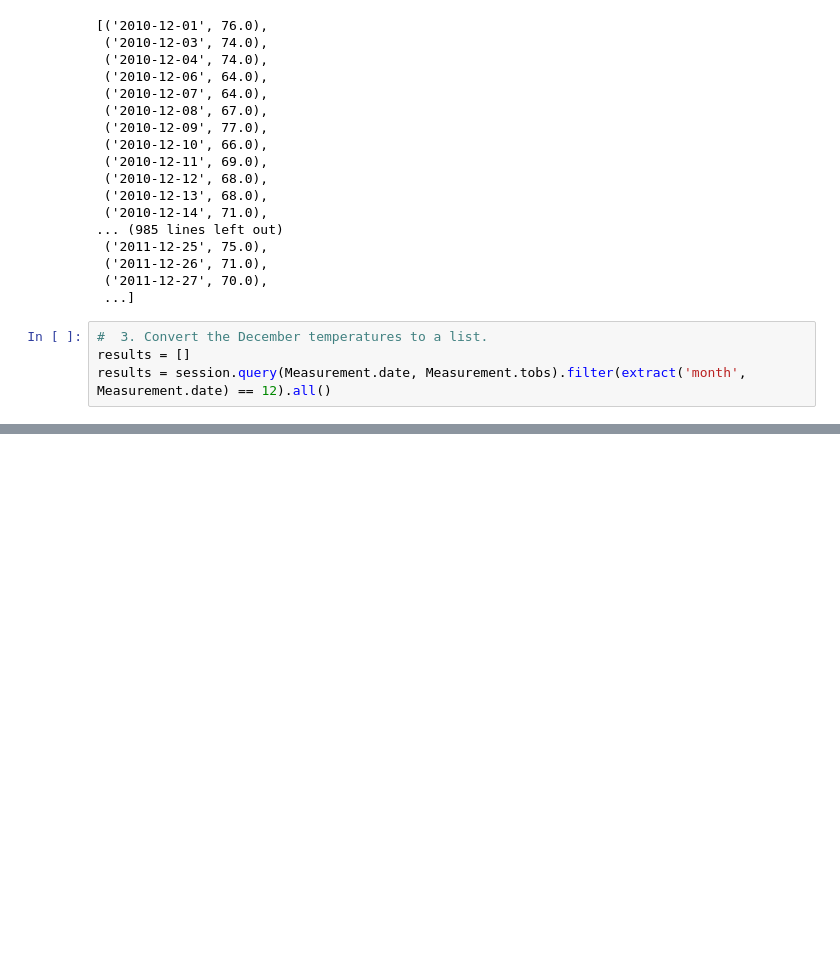
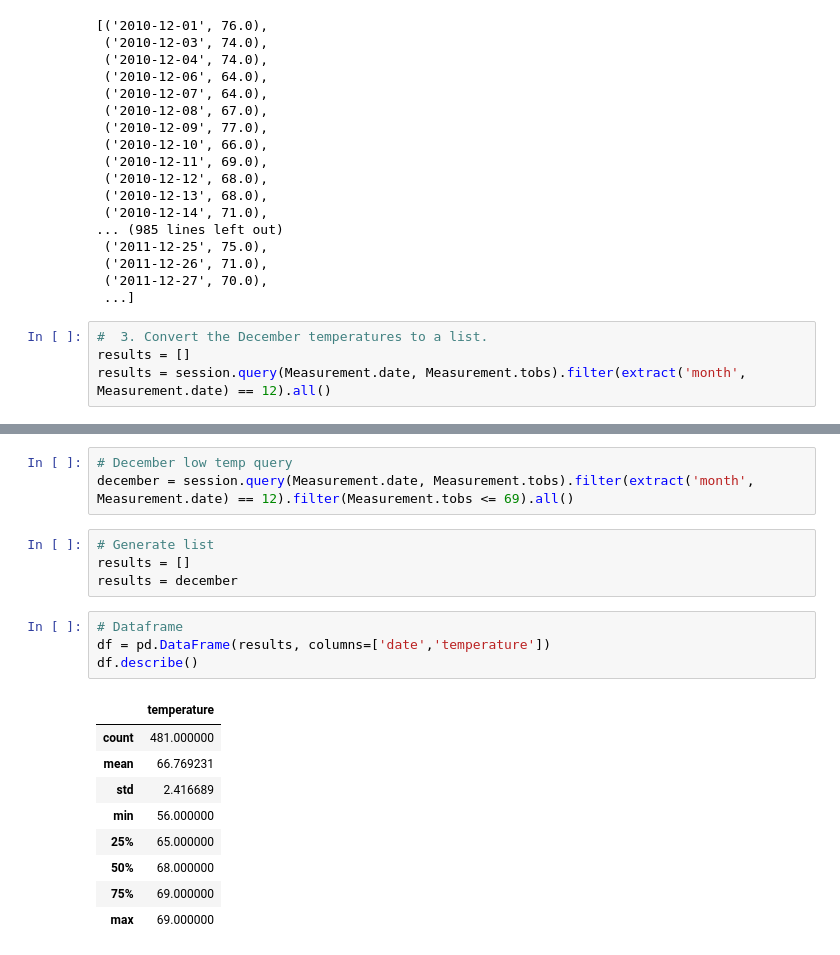
Before and after one commit to drewabramo12/working_with_SQLite, a Jupyter notebook: SurfsUp_Challenge.ipynb, the cells around one changed output, grey strips where cells are left out. Cells and saved outputs as stored; diff of their text form; blank space fills up the shorter version.

```diff
--- a/SurfsUp_Challenge.ipynb
+++ b/SurfsUp_Challenge.ipynb
@@ -113,3 +113,24 @@ df.describe()
 | 50% | 71.000000 |
 | 75% | 74.000000 |
 | max | 83.000000 |
+# %%
+# December low temp query
+december = session.query(Measurement.date, Measurement.tobs).filter(extract('month', Measurement.date) == 12).filter(Measurement.tobs <= 69).all()
+# %%
+# Generate list
+results = []
+results = december
+# %%
+# Dataframe
+df = pd.DataFrame(results, columns=['date','temperature'])
+df.describe()
+# %% [output]
+|  | temperature |
+| count | 481.000000 |
+| mean | 66.769231 |
+| std | 2.416689 |
+| min | 56.000000 |
+| 25% | 65.000000 |
+| 50% | 68.000000 |
+| 75% | 69.000000 |
+| max | 69.000000 |
```
Also changed, not shown: parts of 8 cells of this notebook, 5 other files.
